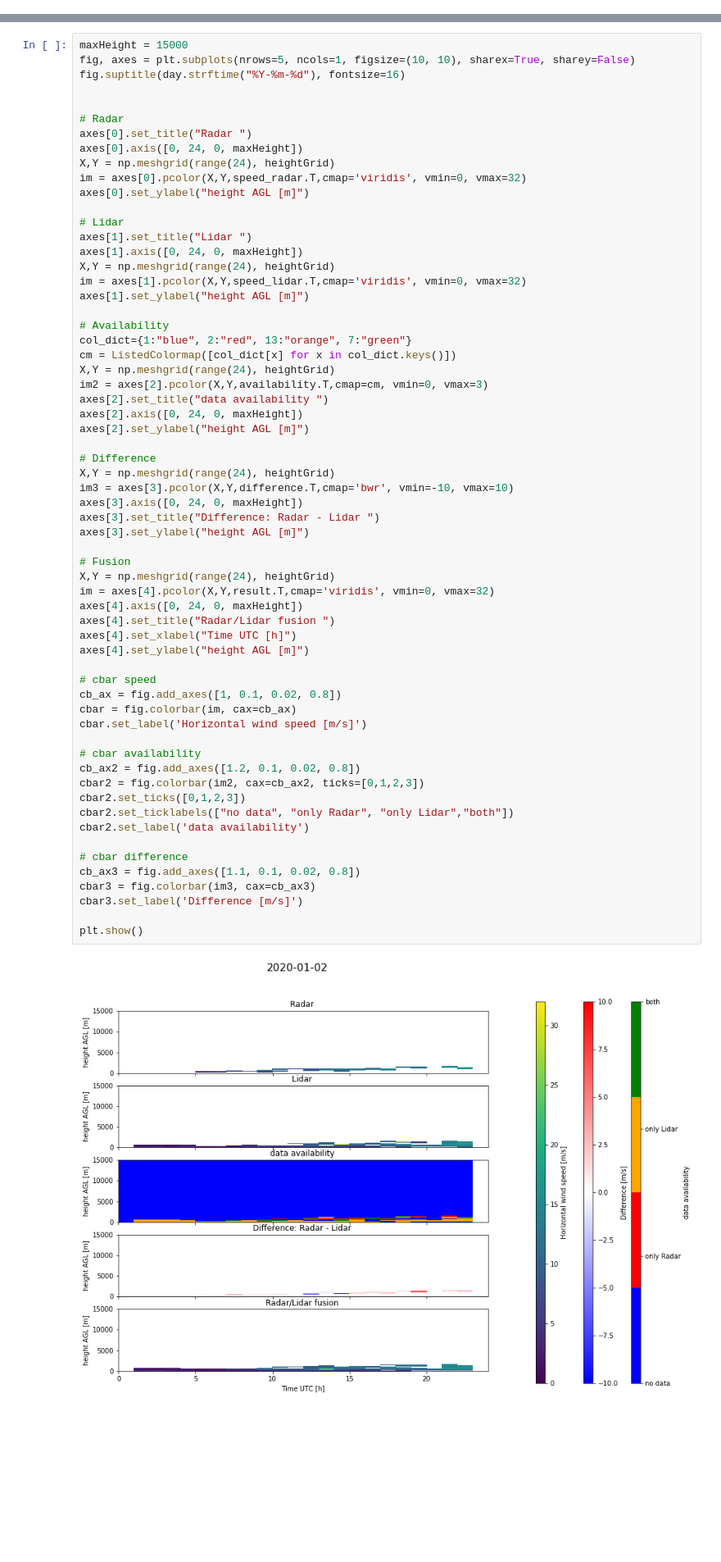
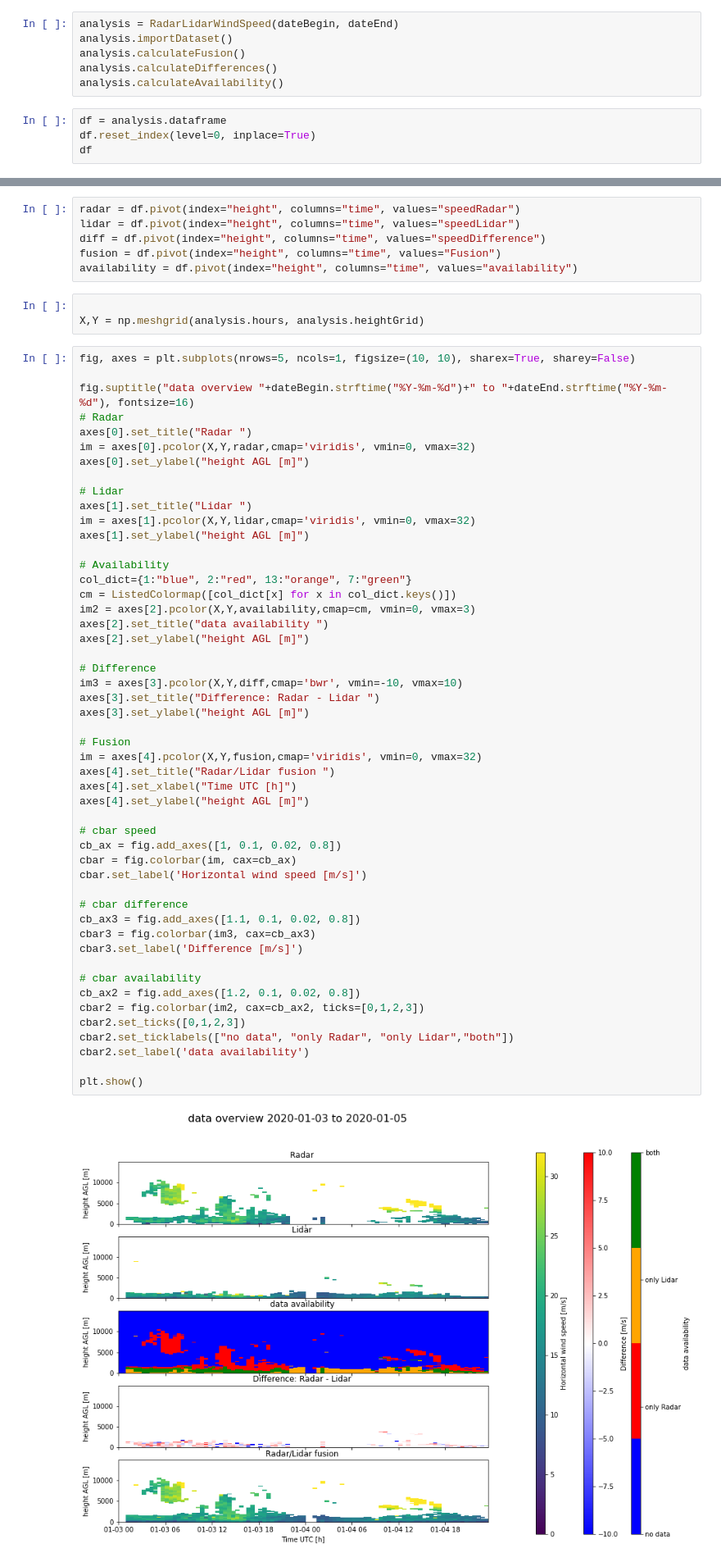
Before and after one commit to marcusgmueller/radarlidar_analysis, a Jupyter notebook: RadarLidarMerge.ipynb, the cells around one changed output, grey strips where cells are left out. Shown: that part at 82% size. Saved outputs shown, nothing was run; the diff lists cells and outputs as text; blank space fills up the shorter version.

Commit message:
data availability hinzugefuegt

```diff
--- a/RadarLidarMerge.ipynb
+++ b/RadarLidarMerge.ipynb
@@ -201,0 +10,10 @@ speed_radar = speed_result
+# %%
+analysis = RadarLidarWindSpeed(dateBegin, dateEnd)
+analysis.importDataset()
+analysis.calculateFusion()
+analysis.calculateDifferences()
+analysis.calculateAvailability()
+# %%
+df = analysis.dataframe
+df.reset_index(level=0, inplace=True)
+df
@@ -202,64 +34,61 @@ speed_radar = speed_result
+# %%
+radar = df.pivot(index="height", columns="time", values="speedRadar")
+lidar = df.pivot(index="height", columns="time", values="speedLidar")
+diff = df.pivot(index="height", columns="time", values="speedDifference")
+fusion = df.pivot(index="height", columns="time", values="Fusion")
+availability = df.pivot(index="height", columns="time", values="availability")
+# %%
+
+X,Y = np.meshgrid(analysis.hours, analysis.heightGrid)
 # %%
-maxHeight = 15000
 fig, axes = plt.subplots(nrows=5, ncols=1, figsize=(10, 10), sharex=True, sharey=False)
-fig.suptitle(day.strftime("%Y-%m-%d"), fontsize=16)
 
-
+fig.suptitle("data overview "+dateBegin.strftime("%Y-%m-%d")+" to "+dateEnd.strftime("%Y-%m-%d"), fontsize=16)
 # Radar
 axes[0].set_title("Radar ")
-axes[0].axis([0, 24, 0, maxHeight])
-X,Y = np.meshgrid(range(24), heightGrid)
-im = axes[0].pcolor(X,Y,speed_radar.T,cmap='viridis', vmin=0, vmax=32)
+im = axes[0].pcolor(X,Y,radar,cmap='viridis', vmin=0, vmax=32)
 axes[0].set_ylabel("height AGL [m]")
 
 # Lidar
 axes[1].set_title("Lidar ")
-axes[1].axis([0, 24, 0, maxHeight])
-X,Y = np.meshgrid(range(24), heightGrid)
-im = axes[1].pcolor(X,Y,speed_lidar.T,cmap='viridis', vmin=0, vmax=32)
+im = axes[1].pcolor(X,Y,lidar,cmap='viridis', vmin=0, vmax=32)
 axes[1].set_ylabel("height AGL [m]")
 
 # Availability
 col_dict={1:"blue", 2:"red", 13:"orange", 7:"green"}
 cm = ListedColormap([col_dict[x] for x in col_dict.keys()])
-X,Y = np.meshgrid(range(24), heightGrid)
-im2 = axes[2].pcolor(X,Y,availability.T,cmap=cm, vmin=0, vmax=3)
+im2 = axes[2].pcolor(X,Y,availability,cmap=cm, vmin=0, vmax=3)
 axes[2].set_title("data availability ")
-axes[2].axis([0, 24, 0, maxHeight])
 axes[2].set_ylabel("height AGL [m]")
 
 # Difference
-X,Y = np.meshgrid(range(24), heightGrid)
-im3 = axes[3].pcolor(X,Y,difference.T,cmap='bwr', vmin=-10, vmax=10)
-axes[3].axis([0, 24, 0, maxHeight])
+im3 = axes[3].pcolor(X,Y,diff,cmap='bwr', vmin=-10, vmax=10)
 axes[3].set_title("Difference: Radar - Lidar ")
 axes[3].set_ylabel("height AGL [m]")
 
 # Fusion
-X,Y = np.meshgrid(range(24), heightGrid)
-im = axes[4].pcolor(X,Y,result.T,cmap='viridis', vmin=0, vmax=32)
-axes[4].axis([0, 24, 0, maxHeight])
+im = axes[4].pcolor(X,Y,fusion,cmap='viridis', vmin=0, vmax=32)
 axes[4].set_title("Radar/Lidar fusion ")
 axes[4].set_xlabel("Time UTC [h]")
 axes[4].set_ylabel("height AGL [m]")
 
 # cbar speed
 cb_ax = fig.add_axes([1, 0.1, 0.02, 0.8])
 cbar = fig.colorbar(im, cax=cb_ax)
 cbar.set_label('Horizontal wind speed [m/s]')
 
+# cbar difference
+cb_ax3 = fig.add_axes([1.1, 0.1, 0.02, 0.8])
+cbar3 = fig.colorbar(im3, cax=cb_ax3)
+cbar3.set_label('Difference [m/s]')
+
 # cbar availability
 cb_ax2 = fig.add_axes([1.2, 0.1, 0.02, 0.8])
 cbar2 = fig.colorbar(im2, cax=cb_ax2, ticks=[0,1,2,3])
 cbar2.set_ticks([0,1,2,3])
 cbar2.set_ticklabels(["no data", "only Radar", "only Lidar","both"])
 cbar2.set_label('data availability')
 
-# cbar difference
-cb_ax3 = fig.add_axes([1.1, 0.1, 0.02, 0.8])
-cbar3 = fig.colorbar(im3, cax=cb_ax3)
-cbar3.set_label('Difference [m/s]')
-
 plt.show()
 # %% [output]
-[figure, old version]
+[figure, new version]
```
Also changed, not shown: parts of 19 cells of this notebook, 1 other file.
